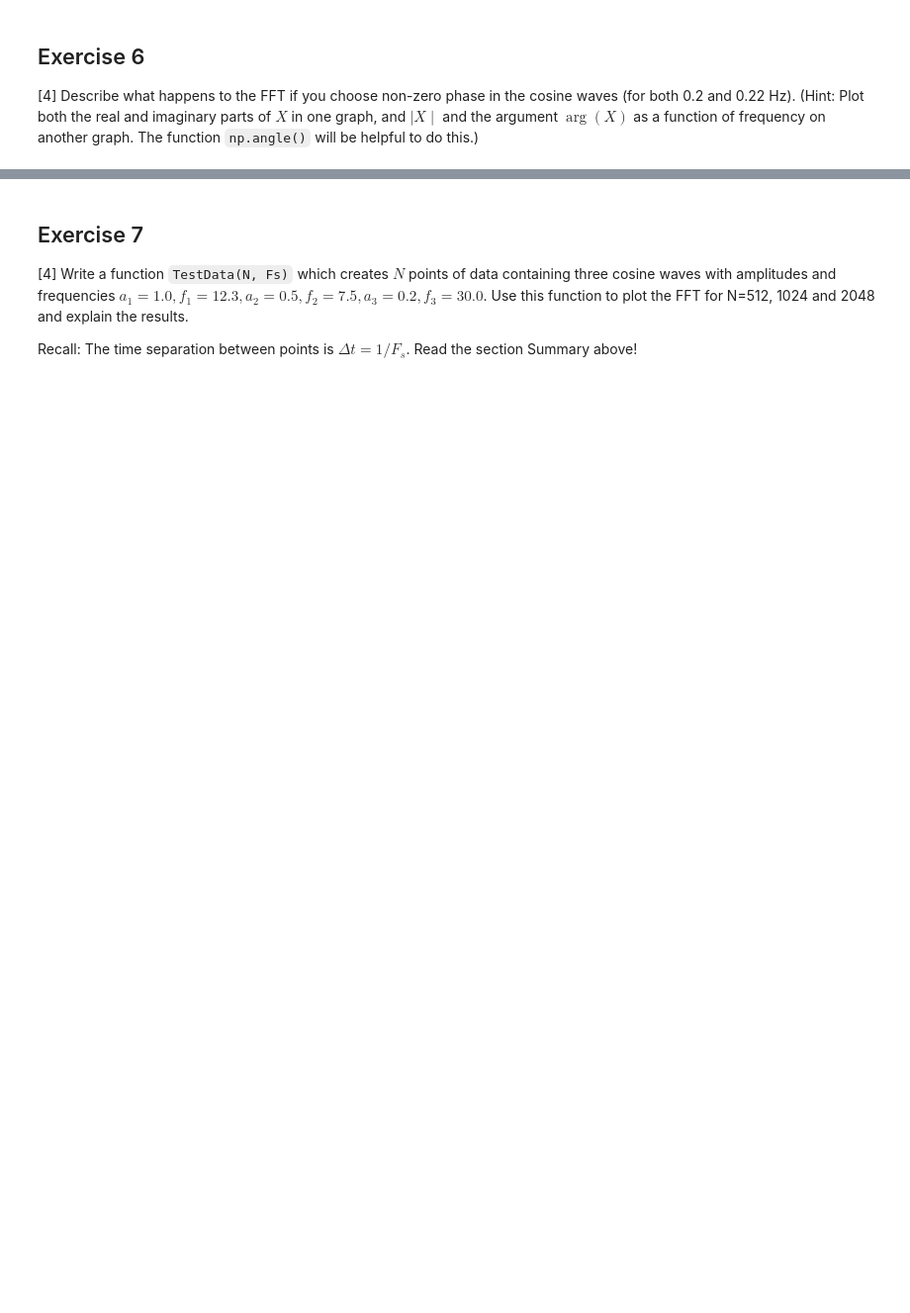
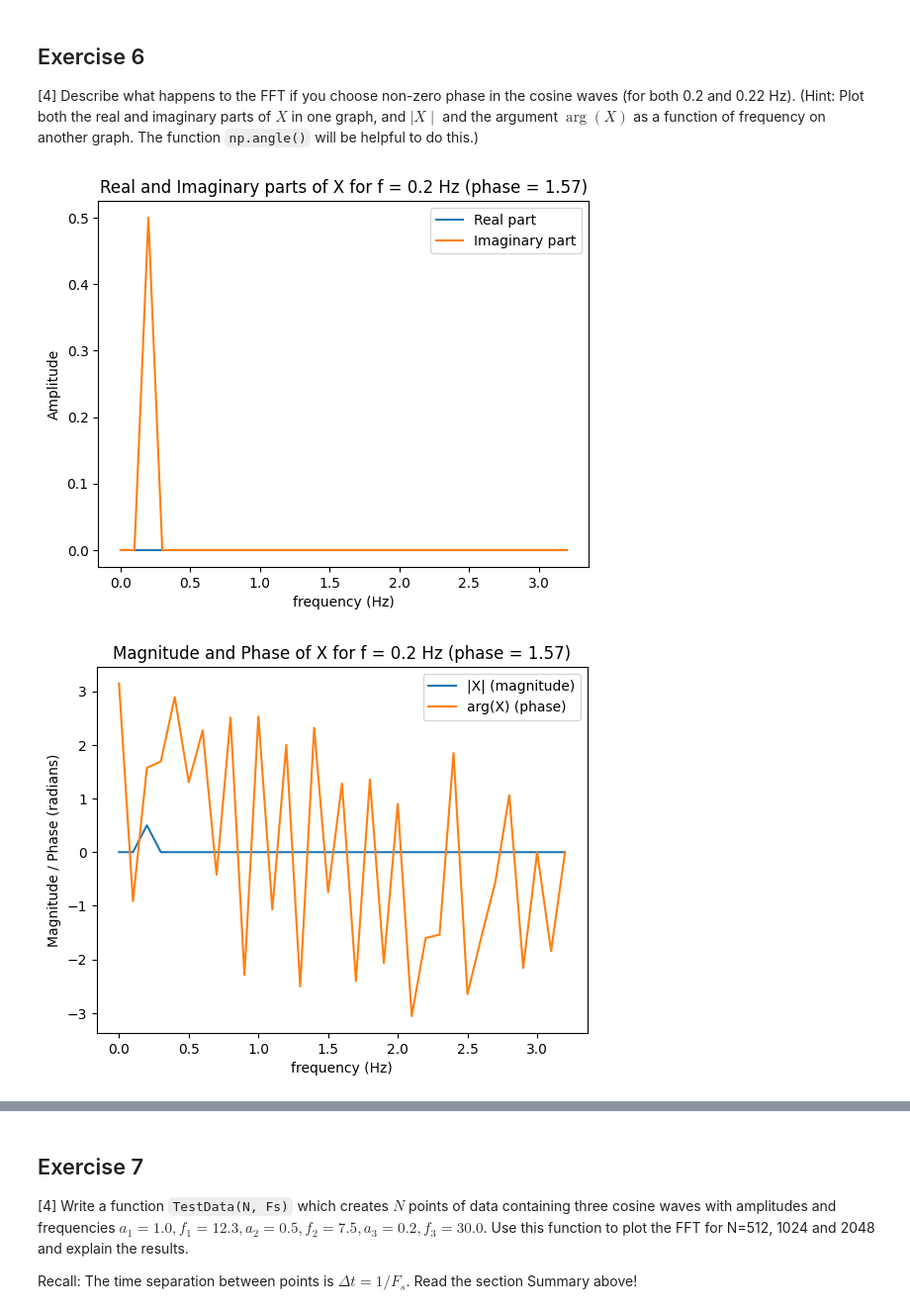
Before and after one commit to PX2145-2025/week-10-b-HemmingMatthew, a Jupyter notebook: FFT.ipynb, the cells around one changed output, grey strips where cells are left out. Shown: that part at 99% size. Saved outputs shown, nothing was run; the diff lists cells and outputs as text; code cells hidden in the pictures; blank space fills up the shorter version.

```diff
--- a/FFT.ipynb
+++ b/FFT.ipynb
@@ -396,3 +448,42 @@ plt.grid()
 ## Exercise 6
 
 [4] Describe what happens to the FFT if you choose non-zero phase in the cosine waves (for both 0.2 and 0.22 Hz). (Hint: Plot both the real and imaginary parts of $X$ in one graph, and $\mid X\mid$ and the argument $\arg(X)$ as a function of frequency on another graph. The function `np.angle()` will be helpful to do this.)
+# %%
+#Set constants
+N = 64
+tau = 10
+Fs = N/tau
+t = np.linspace(0, tau, N, endpoint=False)
+
+frequencies = [0.2, 0.22]
+#Non zero phase
+phi = np.pi/2
+
+for f in frequencies:
+
+    #Generate cosine with phase
+    x = np.cos(2*np.pi*f*t + phi)
+
+    #Compute FFT via your Spectrum1 function
+    frq, X = Spectrum1(x, Fs)
+
+    #Plot real and imaginary parts
+    plt.figure()
+    plt.plot(frq, np.real(X), label="Real part")
+    plt.plot(frq, np.imag(X), label="Imaginary part")
+    plt.title(f"Real and Imaginary parts of X for f = {f} Hz (phase = {phi:.2f})")
+    plt.xlabel("frequency (Hz)")
+    plt.ylabel("Amplitude")
+    plt.legend()
+
+    #Plot magnitude and phase
+    plt.figure()
+    plt.plot(frq, np.abs(X), label="|X| (magnitude)")
+    plt.plot(frq, np.angle(X), label="arg(X) (phase)")
+    plt.title(f"Magnitude and Phase of X for f = {f} Hz (phase = {phi:.2f})")
+    plt.xlabel("frequency (Hz)")
+    plt.ylabel("Magnitude / Phase (radians)")
+    plt.legend()
+# %% [output]
+[figure, added]
+[figure, added]
```
Also changed, not shown: parts of 4 cells of this notebook.
